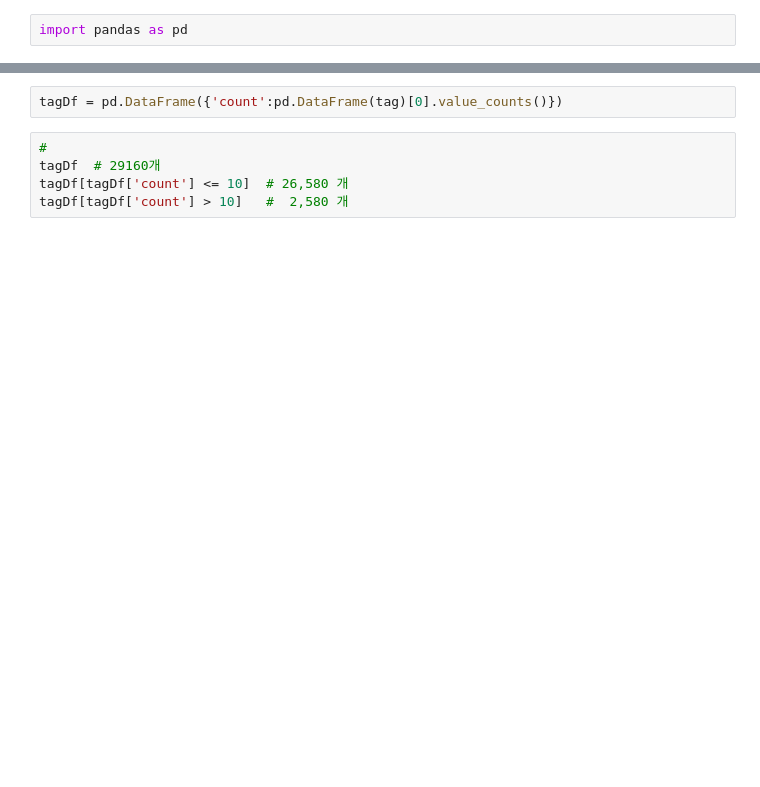
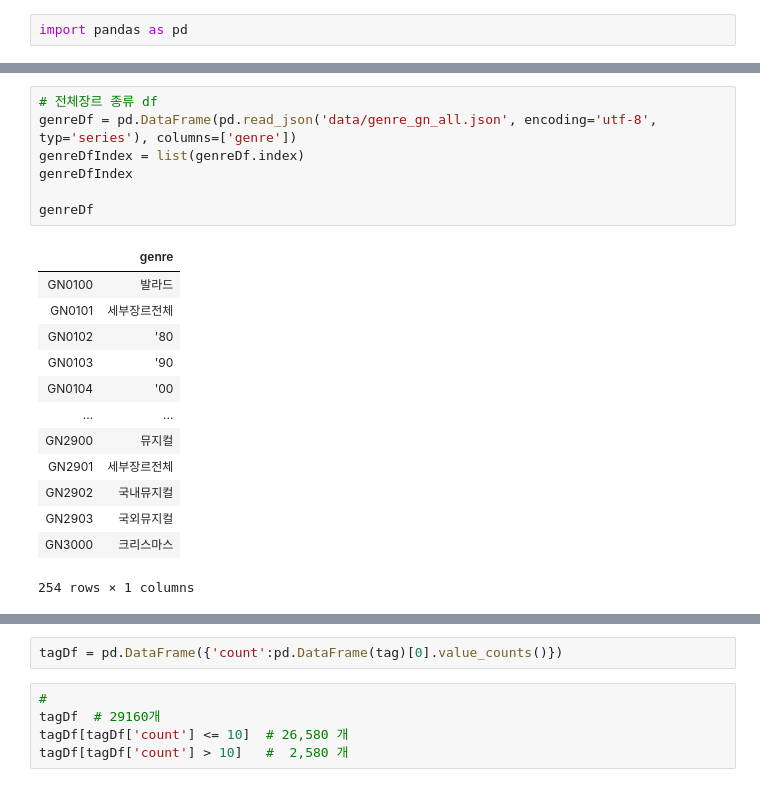
Before and after one commit to gw1303/multicampus_first_project, a Jupyter notebook: 음악추천_챗봇/test.ipynb, the cells around one changed output, grey strips where cells are left out. Cells and saved outputs as stored; diff of their text form; blank space fills up the shorter version.

```diff
--- a/음악추천_챗봇/test.ipynb
+++ b/음악추천_챗봇/test.ipynb
@@ -2,0 +40,21 @@ import pandas as pd
+# %%
+# 전체장르 종류 df
+genreDf = pd.DataFrame(pd.read_json('data/genre_gn_all.json', encoding='utf-8', typ='series'), columns=['genre'])
+genreDfIndex = list(genreDf.index)
+genreDfIndex
+
+genreDf
+# %% [output]
+|  | genre |
+| GN0100 | 발라드 |
+| GN0101 | 세부장르전체 |
+| GN0102 | '80 |
+| GN0103 | '90 |
+| GN0104 | '00 |
+| ... | ... |
+| GN2900 | 뮤지컬 |
+| GN2901 | 세부장르전체 |
+| GN2902 | 국내뮤지컬 |
+| GN2903 | 국외뮤지컬 |
+| GN3000 | 크리스마스 |
+254 rows × 1 columns
```
Also changed, not shown: parts of 23 cells of this notebook, 4 other files.
